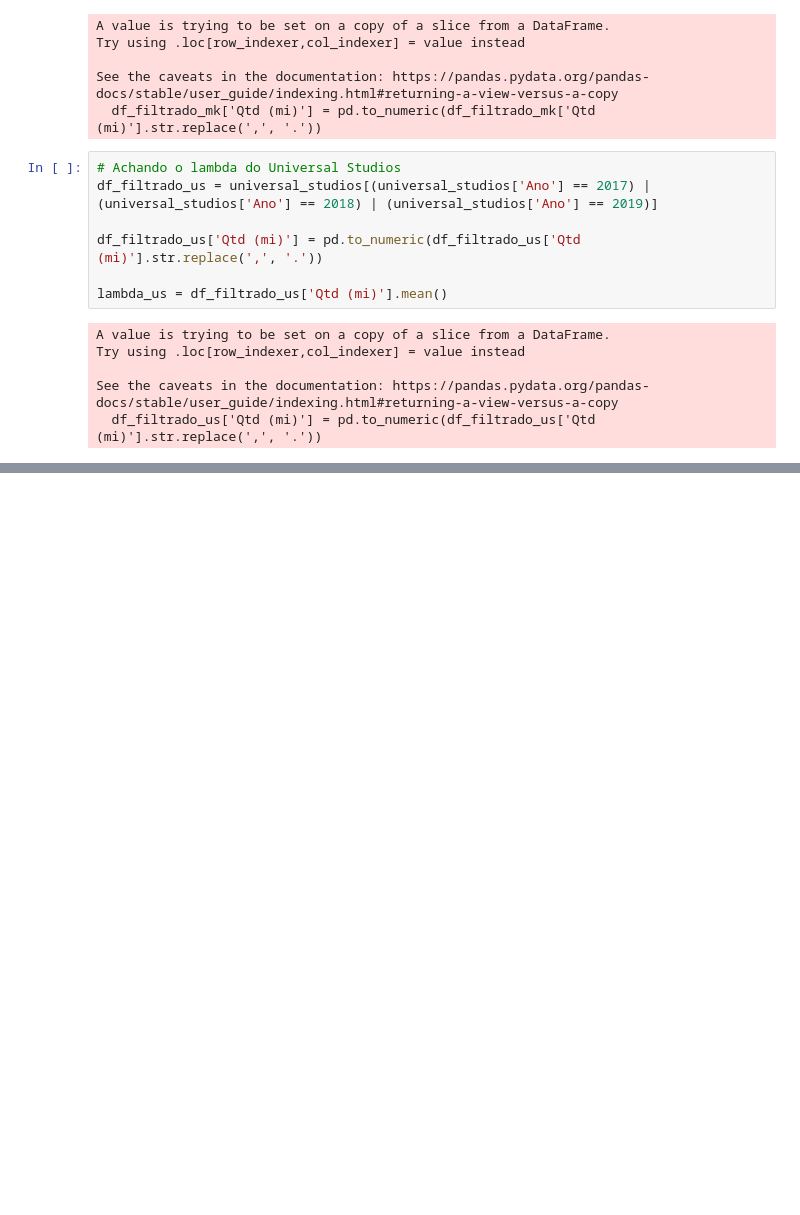
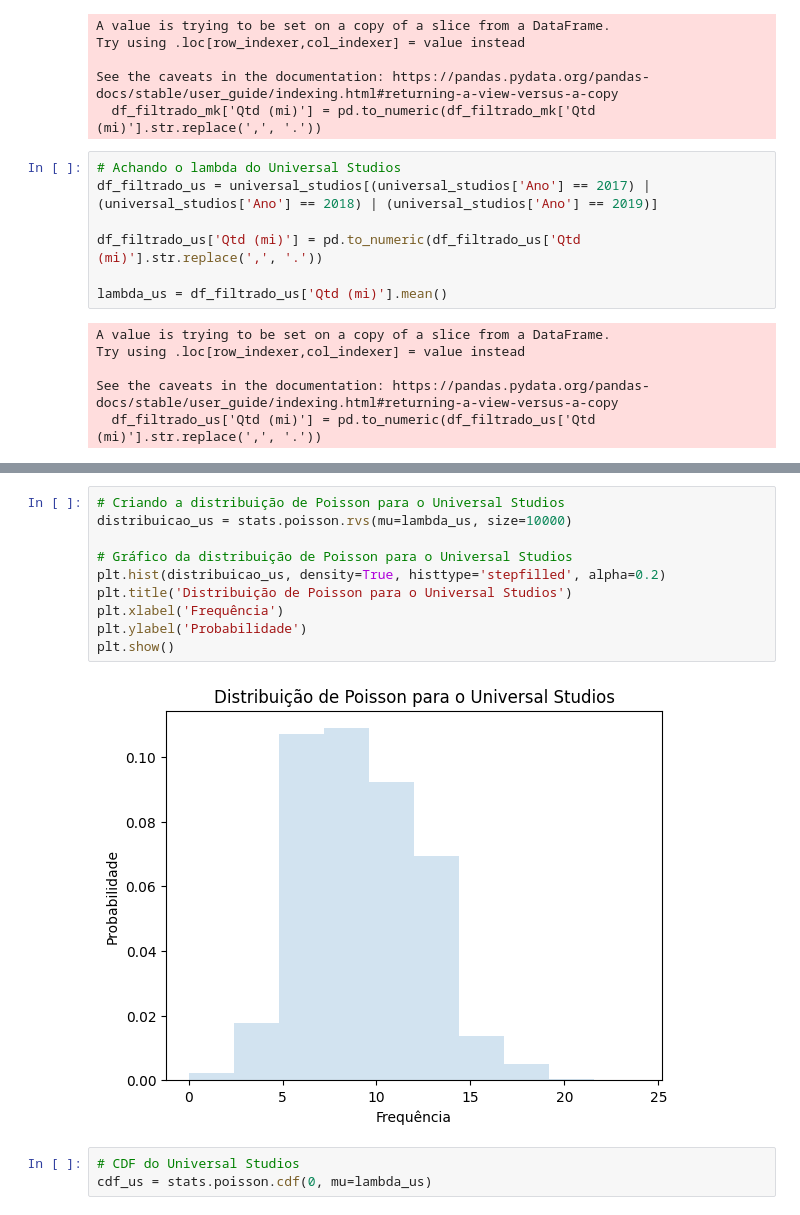
Before and after one commit to anahc3/APS4_CDados_tets_e_nanenena, a Jupyter notebook: aps4.ipynb, the cells around one changed output, grey strips where cells are left out. Drawn from its saved outputs; the diff is of its cells as text; blank space fills up the shorter version.

```diff
--- a/aps4.ipynb
+++ b/aps4.ipynb
@@ -37,0 +47,15 @@ distribuicao_mk = stats.poisson.rvs(mu=lambda_mk, size=10000)
+# %%
+# Criando a distribuição de Poisson para o Universal Studios
+distribuicao_us = stats.poisson.rvs(mu=lambda_us, size=10000)
+
+# Gráfico da distribuição de Poisson para o Universal Studios
+plt.hist(distribuicao_us, density=True, histtype='stepfilled', alpha=0.2)
+plt.title('Distribuição de Poisson para o Universal Studios')
+plt.xlabel('Frequência')
+plt.ylabel('Probabilidade')
+plt.show()
+# %% [output]
+[figure, added]
+# %%
+# CDF do Universal Studios
+cdf_us = stats.poisson.cdf(0, mu=lambda_us)
```
Also changed, not shown: parts of 2 cells of this notebook.
